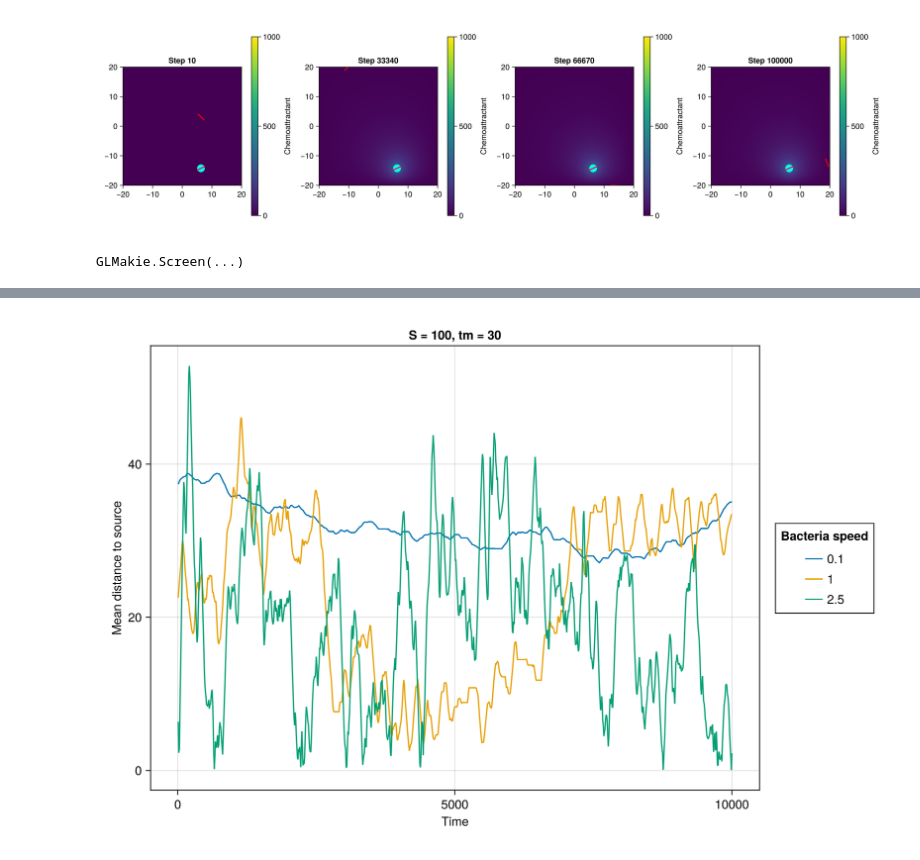
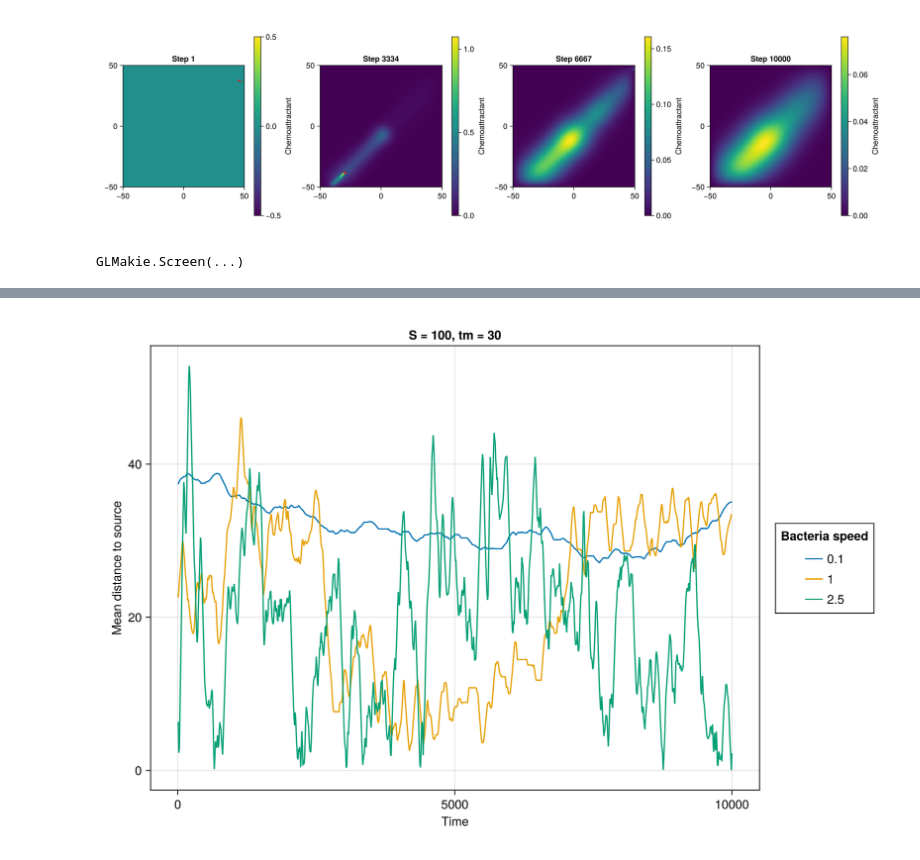
Before and after one commit to jmarib/CellBasedModels.jl, a Jupyter notebook: examples/source_predator.ipynb, the cells around one changed output, grey strips where cells are left out. Cells and saved outputs as stored; diff of their text form; code cells hidden in the pictures.

```diff
--- a/examples/source_predator.ipynb
+++ b/examples/source_predator.ipynb
@@ -316,21 +351,21 @@ data = DataFrame(
     l = Float64[],
     d = Float64[],
     active = Bool[],
-    isSource = Bool[]
-    # mm_grid = Any[]
+    isSource = Bool[],
+    mm_grid = Any[]
 )
 
 
 
-steps = 100000
+steps = 10000
 # saveEach = 10
-loadToPlatform!(com, preallocateAgents=2)       #Preallocate agents = number of agents in community
-# com.mm = zeros(Float64, com.NMedium...)
+loadToPlatform!(com, preallocateAgents=1)       #Preallocate agents = number of agents in community
+com.mm = zeros(Float64, com.NMedium...)
 
 for step in 1:steps
     step!(com)
     # if step % saveEach == 0
-        # mm_grid_flat = copy(vec(com.mm))
+        mm_grid_flat = copy(vec(com.mm))
 
         for i in 1:com.N
             push!(data, (
@@ -342,8 +377,8 @@ for step in 1:steps
                 com.l[i],
                 com.d[i],
                 com.active[i],
-                com.isSource[i]
-                # mm_grid_flat
+                com.isSource[i],
+                mm_grid_flat
             ))
         end
 
@@ -373,41 +407,42 @@ for (j, step) in enumerate(steps_to_plot)
                 range(com.simBox[1,1],com.simBox[1,2],length=size(com.mm)[1]),
                 range(com.simBox[2,1],com.simBox[2,2],length=size(com.mm)[1]),
                 mm_grid,
-                colormap=:viridis,
-                colorrange = (0, 1000.))
+                colormap=:viridis
+                # colorrange = (0, 1.)
+                )
     xlims!(ax, com.simBox[1,:]...)
     ylims!(ax, com.simBox[2,:]...)
 
     # Plot source agents
     src_mask = data_step[data_step.isSource .== true, :id]
-    scatter!(ax, data_step.x[src_mask], data_step.y[src_mask], color=:cyan, markersize=20, label="Source")
+    scatter!(ax, data_step.x[src_mask], data_step.y[src_mask], color=:cyan, markersize=2, label="Source")
 
     # Plot rods as line segments
     x = data_step.x
     y = data_step.y
     theta = data_step.theta
     l = data_step.l
 
     # Compute rod endpoints
     xs1 = x .+ l ./ 2 .* cos.(theta)
     ys1 = y .+ l ./ 2 .* sin.(theta)
     xs2 = x .- l ./ 2 .* cos.(theta)
     ys2 = y .- l ./ 2 .* sin.(theta)
 
     # Plot rods as line segments
     for i in 1:length(x)
         linesegments!([Point2f(x[i], y[i]), Point2f(xs1[i], ys1[i])], color=:red, linewidth=2)
         linesegments!([Point2f(x[i], y[i]), Point2f(xs2[i], ys2[i])], color=:red, linewidth=2)
     end
 
     # Colorbar
     Colorbar(fig[1, 2*j], hm, label="Chemoattractant")
 end
 
 # Display
 display(fig)
 # %% [output]
-[figure, old version]
+[figure, new version]
 GLMakie.Screen(...)
 # %%
 save("target_S100_DM00001.png", fig)
```
Also changed, not shown: parts of 12 cells of this notebook, 3 other files.
